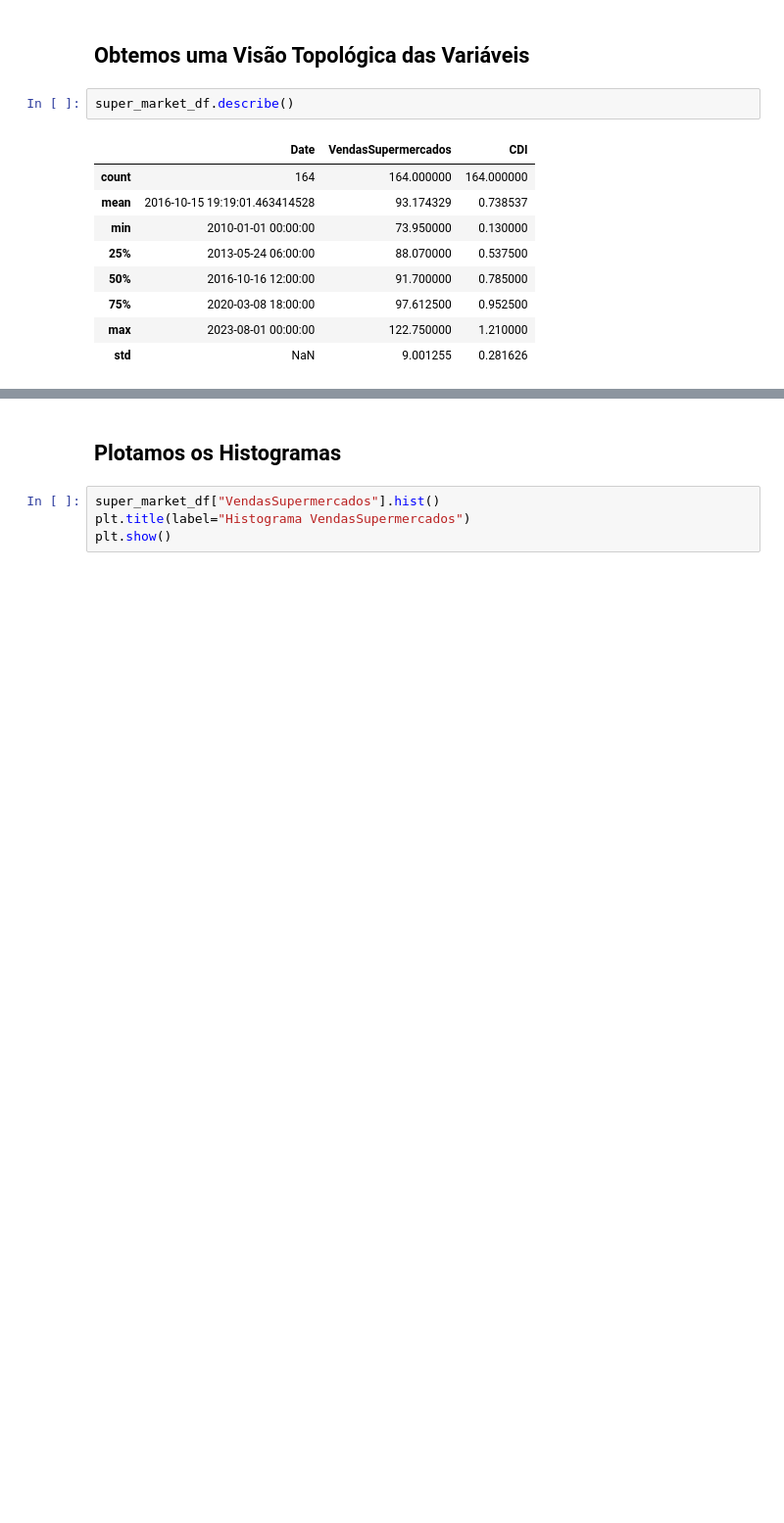
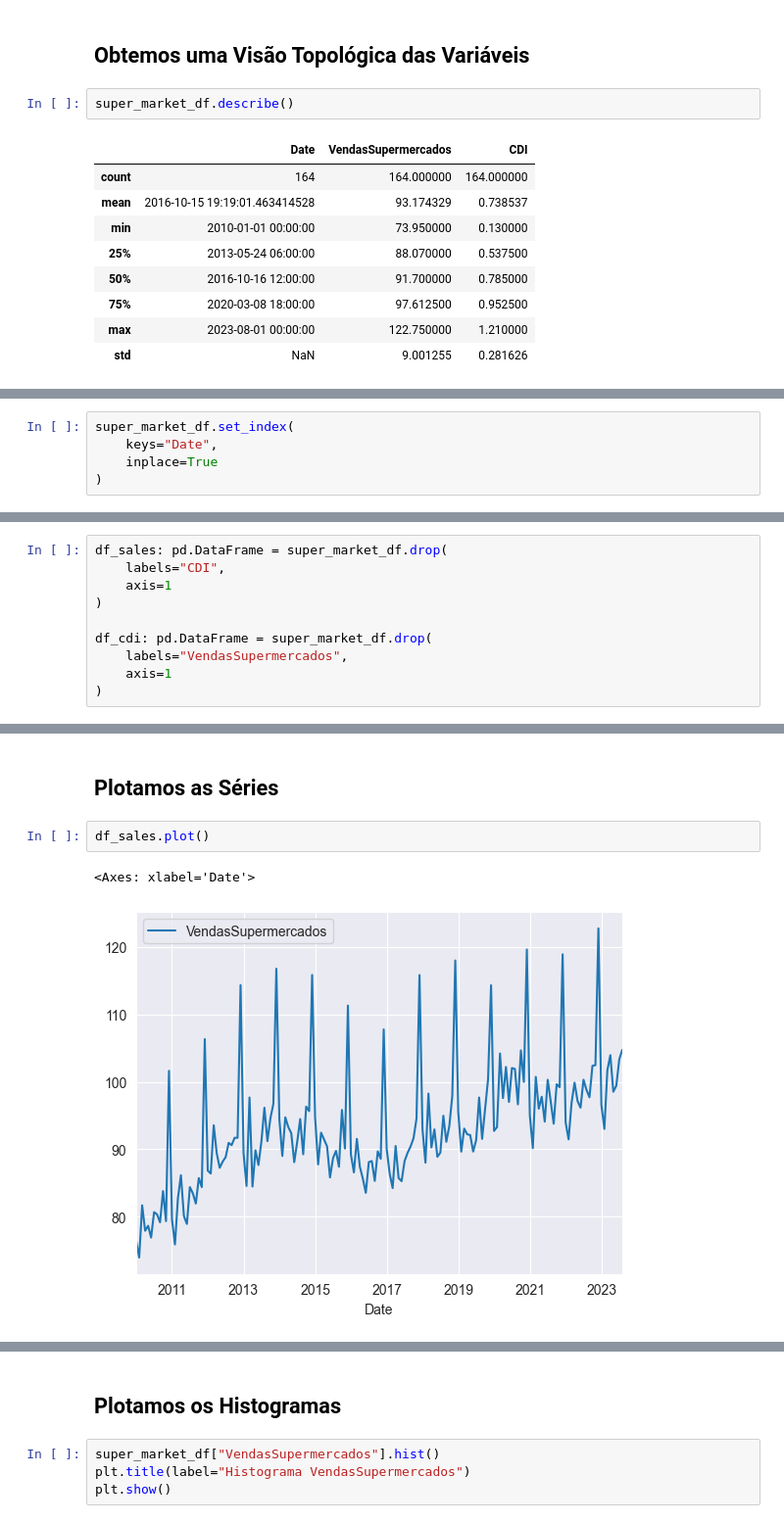
Before and after one commit to lspraciano/timeSeriesChallengeDez23, a Jupyter notebook: supermarket.ipynb, the cells around one changed output, grey strips where cells are left out. Shown: that part at 98% size. Saved outputs shown, nothing was run; the diff lists cells and outputs as text; blank space fills up the shorter version.

```diff
--- a/supermarket.ipynb
+++ b/supermarket.ipynb
@@ -152,0 +123,5 @@ plt.show()
+# %%
+super_market_df.set_index(
+    keys="Date",
+    inplace=True
+)
@@ -152,0 +147,10 @@ plt.show()
+# %%
+df_sales: pd.DataFrame = super_market_df.drop(
+    labels="CDI",
+    axis=1
+)
+
+df_cdi: pd.DataFrame = super_market_df.drop(
+    labels="VendasSupermercados",
+    axis=1
+)
@@ -152,0 +204,7 @@ plt.show()
+# %% [markdown]
+## Plotamos as Séries
+# %%
+df_sales.plot()
+# %% [output]
+<Axes: xlabel='Date'>
+[figure, added]
```
Also changed, not shown: parts of 49 cells of this notebook.
